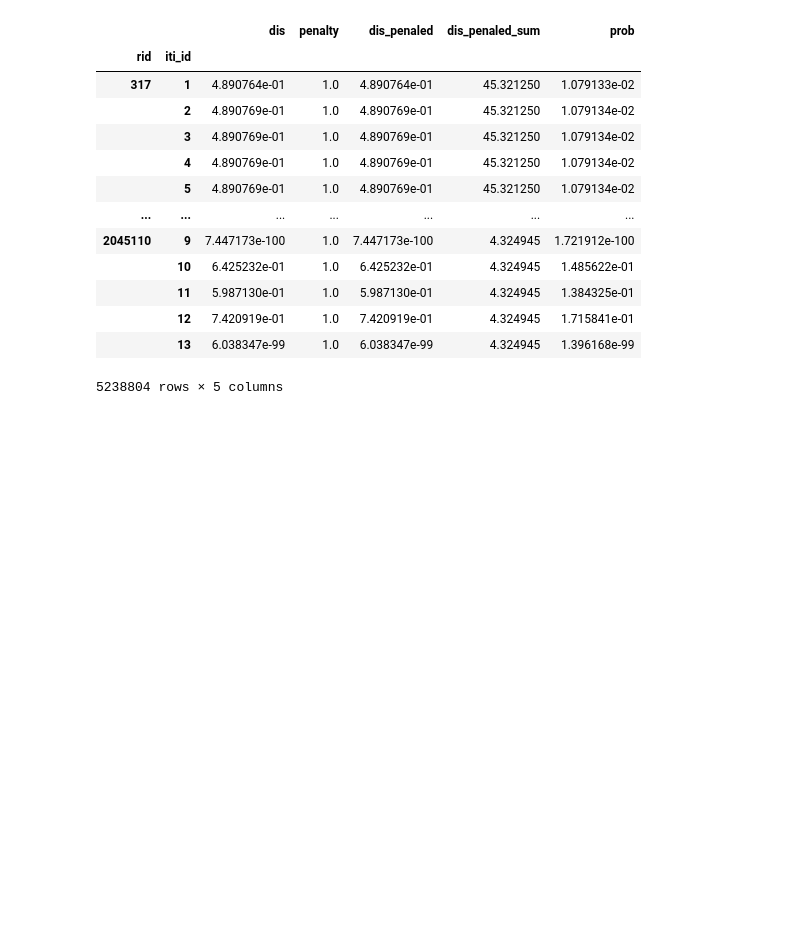
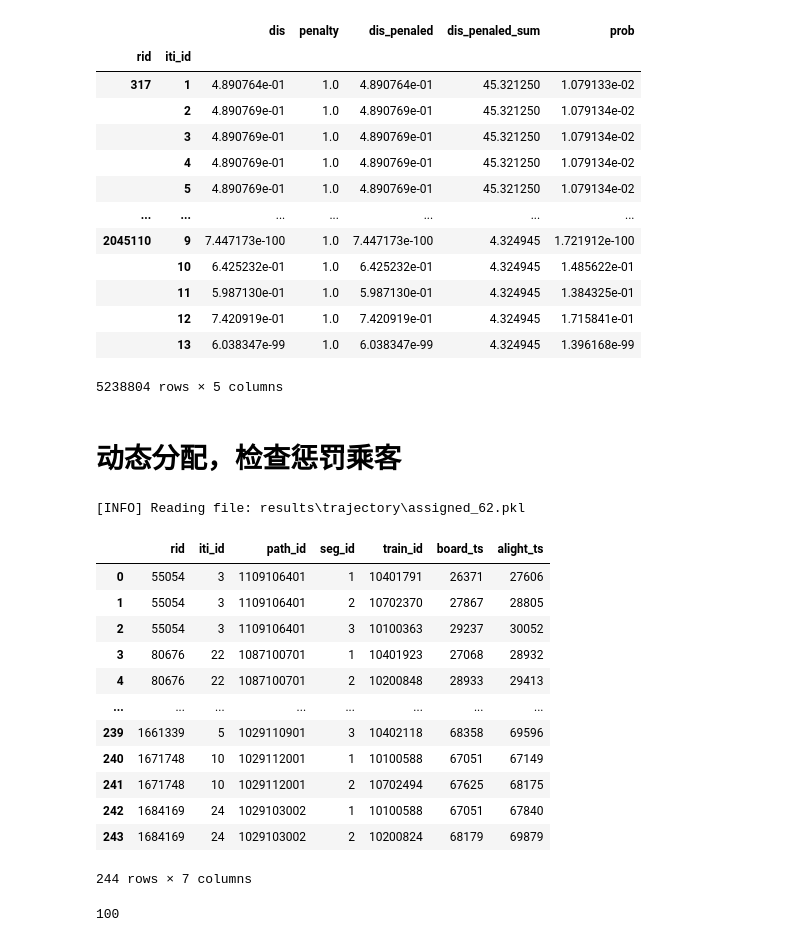
Before and after one commit to sunnysun711/PTIM, a Jupyter notebook: test.ipynb, the cells around one changed output. Cells and saved outputs as stored; diff of their text form; code cells hidden in the pictures; blank space fills up the shorter version.

Commit message:
BugFix: penal_mapper_df bug fixed. trajectory.dynamic_assignment succeeded, NEED refactor on logs and print info.

```diff
--- a/test.ipynb
+++ b/test.ipynb
@@ -614,3 +614,32 @@ prob[prob.index.get_level_values("rid").isin(flag_df.rid.values)]
 |  | 12 | 7.420919e-01 | 1.0 | 7.420919e-01 | 4.324945 | 1.715841e-01 |
 |  | 13 | 6.038347e-99 | 1.0 | 6.038347e-99 | 4.324945 | 1.396168e-99 |
 5238804 rows × 5 columns
+# %% [markdown]
+# 动态分配，检查惩罚乘客
+# %%
+from mpld3 import show
+from src.utils import *
+from src import config
+config.load_config()
+
+assigned_latest = read_("assigned", latest_=True, show_timer=False)
+assigned_latest
+# %% [output]
+[INFO] Reading file: results\trajectory\assigned_62.pkl
+|  | rid | iti_id | path_id | seg_id | train_id | board_ts | alight_ts |
+| 0 | 55054 | 3 | 1109106401 | 1 | 10401791 | 26371 | 27606 |
+| 1 | 55054 | 3 | 1109106401 | 2 | 10702370 | 27867 | 28805 |
+| 2 | 55054 | 3 | 1109106401 | 3 | 10100363 | 29237 | 30052 |
+| 3 | 80676 | 22 | 1087100701 | 1 | 10401923 | 27068 | 28932 |
+| 4 | 80676 | 22 | 1087100701 | 2 | 10200848 | 28933 | 29413 |
+| ... | ... | ... | ... | ... | ... | ... | ... |
+| 239 | 1661339 | 5 | 1029110901 | 3 | 10402118 | 68358 | 69596 |
+| 240 | 1671748 | 10 | 1029112001 | 1 | 10100588 | 67051 | 67149 |
+| 241 | 1671748 | 10 | 1029112001 | 2 | 10702494 | 67625 | 68175 |
+| 242 | 1684169 | 24 | 1029103002 | 1 | 10100588 | 67051 | 67840 |
+| 243 | 1684169 | 24 | 1029103002 | 2 | 10200824 | 68179 | 69879 |
+244 rows × 7 columns
+# %%
+assigned_latest['rid'].unique().size
+# %% [output]
+100
```
Also changed, not shown: parts of 1 cell of this notebook, 5 other files.
